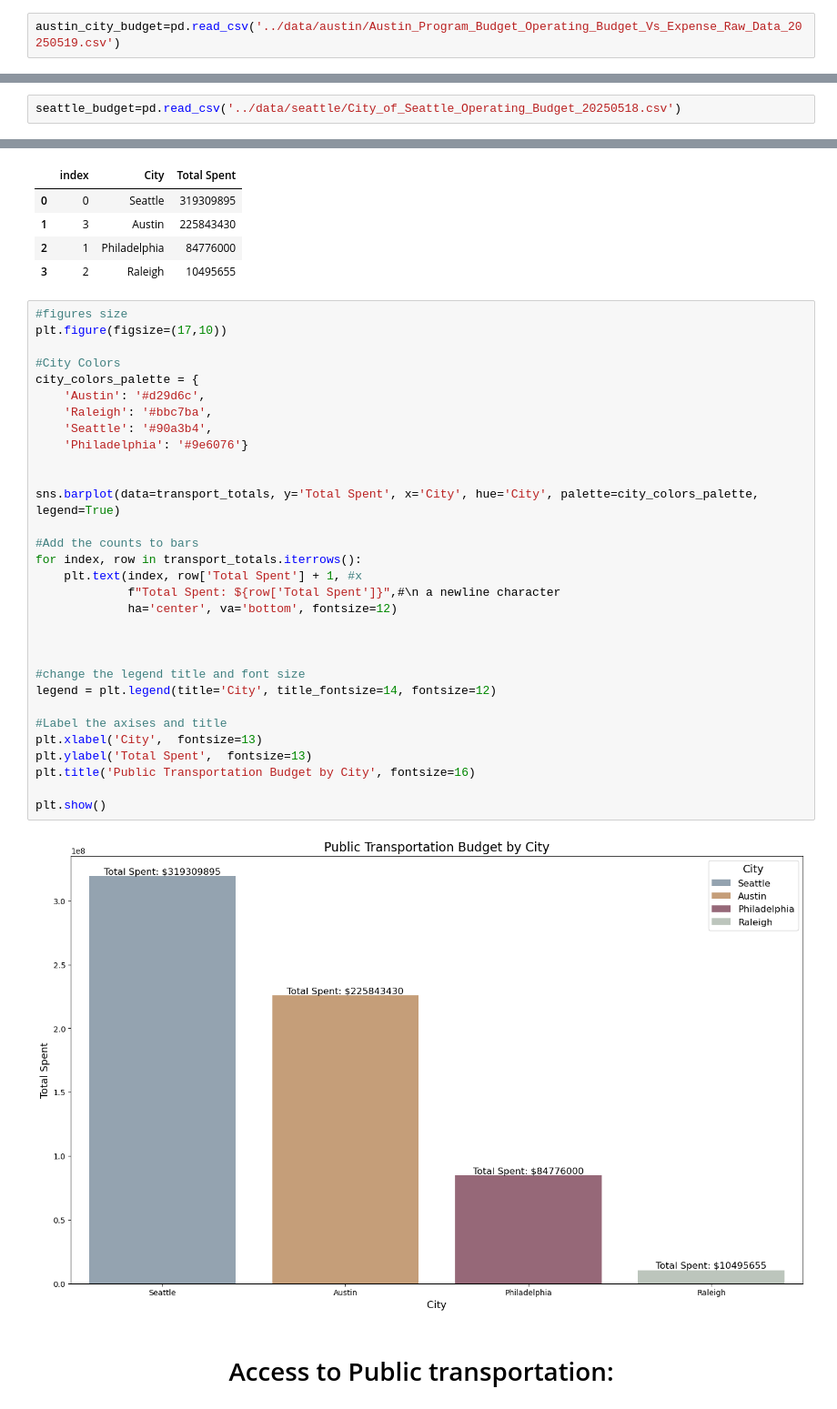
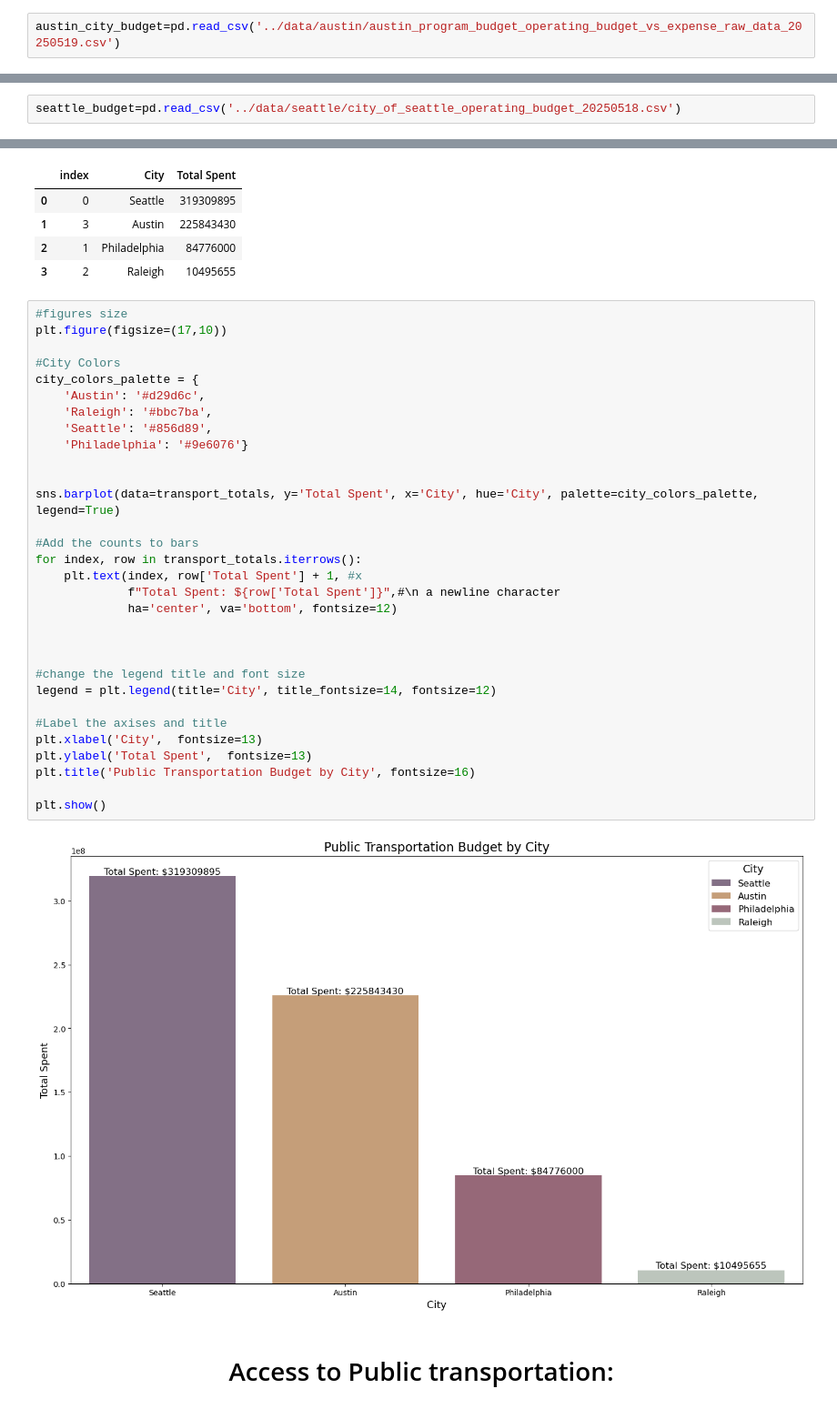
Before and after one commit to Hannah00Donnelly/nss-capstone-da14-2025, a Jupyter notebook: notebooks/hdonnelly_capstone.ipynb, the cells around one changed output, grey strips where cells are left out. Shown at 91% size. Saved outputs shown, nothing was run; the diff lists cells and outputs as text.

```diff
--- a/notebooks/hdonnelly_capstone.ipynb
+++ b/notebooks/hdonnelly_capstone.ipynb
@@ -34,7 +34,7 @@ pd.set_option('display.max_columns', None)
 # %% [markdown]
 <center> City Budget Data <center>
 # %%
-austin_city_budget=pd.read_csv('../data/austin/Austin_Program_Budget_Operating_Budget_Vs_Expense_Raw_Data_20250519.csv')
+austin_city_budget=pd.read_csv('../data/austin/austin_program_budget_operating_budget_vs_expense_raw_data_20250519.csv')
 # %%
 #Transportation and Public Works
 austin_transportation_budget = austin_city_budget[austin_city_budget['DEPARTMENT_NAME'] == 'Transportation and Public Works']
@@ -238,7 +208,7 @@ raleigh_housing_chars.columns = ['Housing Label',
 # %% [markdown]
 <center> City Budget Data <center>
 # %%
-seattle_budget=pd.read_csv('../data/seattle/City_of_Seattle_Operating_Budget_20250518.csv')
+seattle_budget=pd.read_csv('../data/seattle/city_of_seattle_operating_budget_20250518.csv')
 # %% [markdown]
 <center> Transportation/ Commuting <center>
 # %%
@@ -444,35 +388,35 @@ transport_totals
 #figures size
 plt.figure(figsize=(17,10))
 
 #City Colors
 city_colors_palette = {
     'Austin': '#d29d6c',
     'Raleigh': '#bbc7ba',
-    'Seattle': '#90a3b4',
+    'Seattle': '#856d89',
     'Philadelphia': '#9e6076'}
 
 
 sns.barplot(data=transport_totals, y='Total Spent', x='City', hue='City', palette=city_colors_palette, legend=True)
 
 #Add the counts to bars
 for index, row in transport_totals.iterrows():
     plt.text(index, row['Total Spent'] + 1, #x
              f"Total Spent: ${row['Total Spent']}",#\n a newline character
              ha='center', va='bottom', fontsize=12)
 
 
 
 #change the legend title and font size
 legend = plt.legend(title='City', title_fontsize=14, fontsize=12)
 
 #Label the axises and title
 plt.xlabel('City',  fontsize=13)
 plt.ylabel('Total Spent',  fontsize=13)
 plt.title('Public Transportation Budget by City', fontsize=16)
 
 plt.show()
 # %% [output]
-[figure, old version]
+[figure, new version]
 # %% [markdown]
 # <center>Access to Public transportation:<center>
 # %% [markdown]
```
Also changed, not shown: parts of 27 cells of this notebook, 10 other files.
